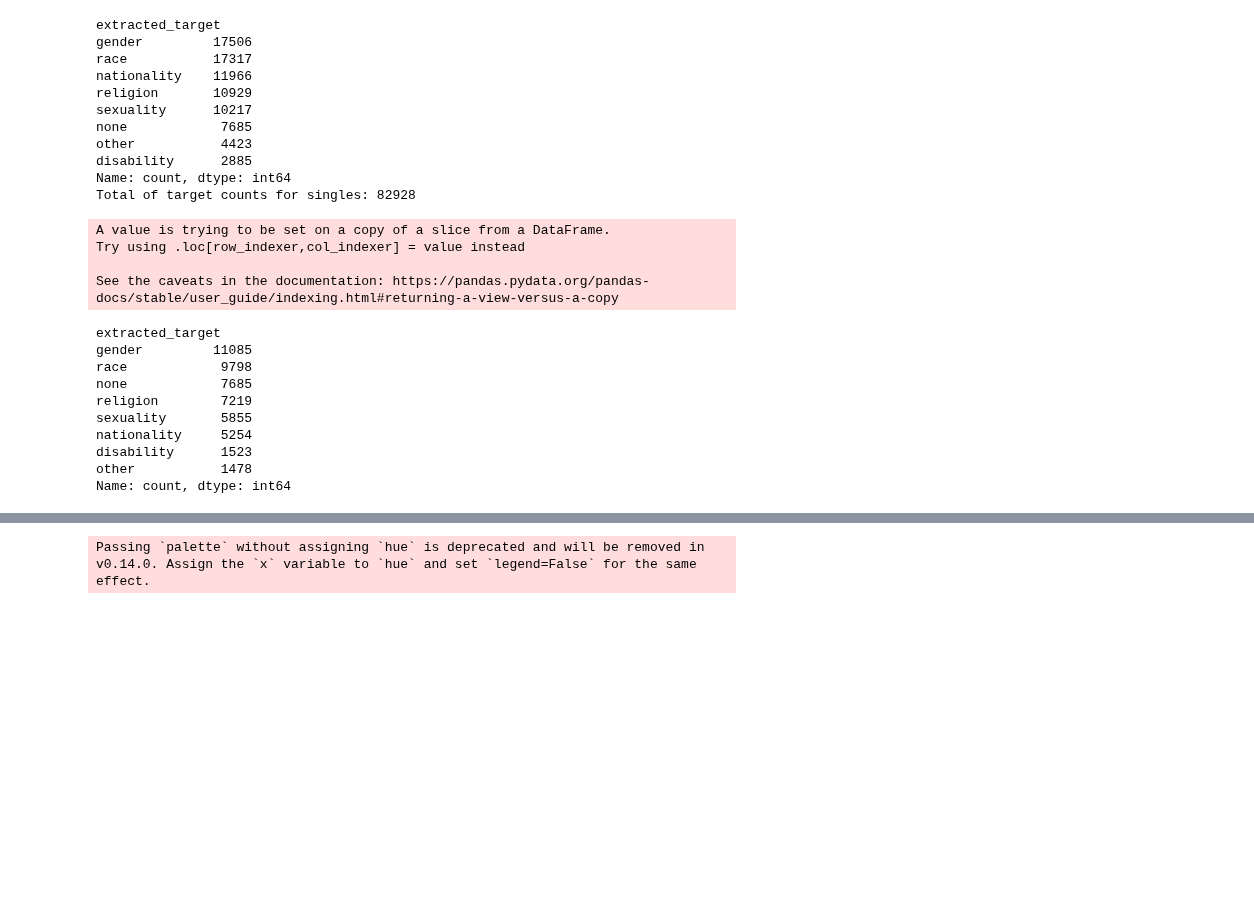
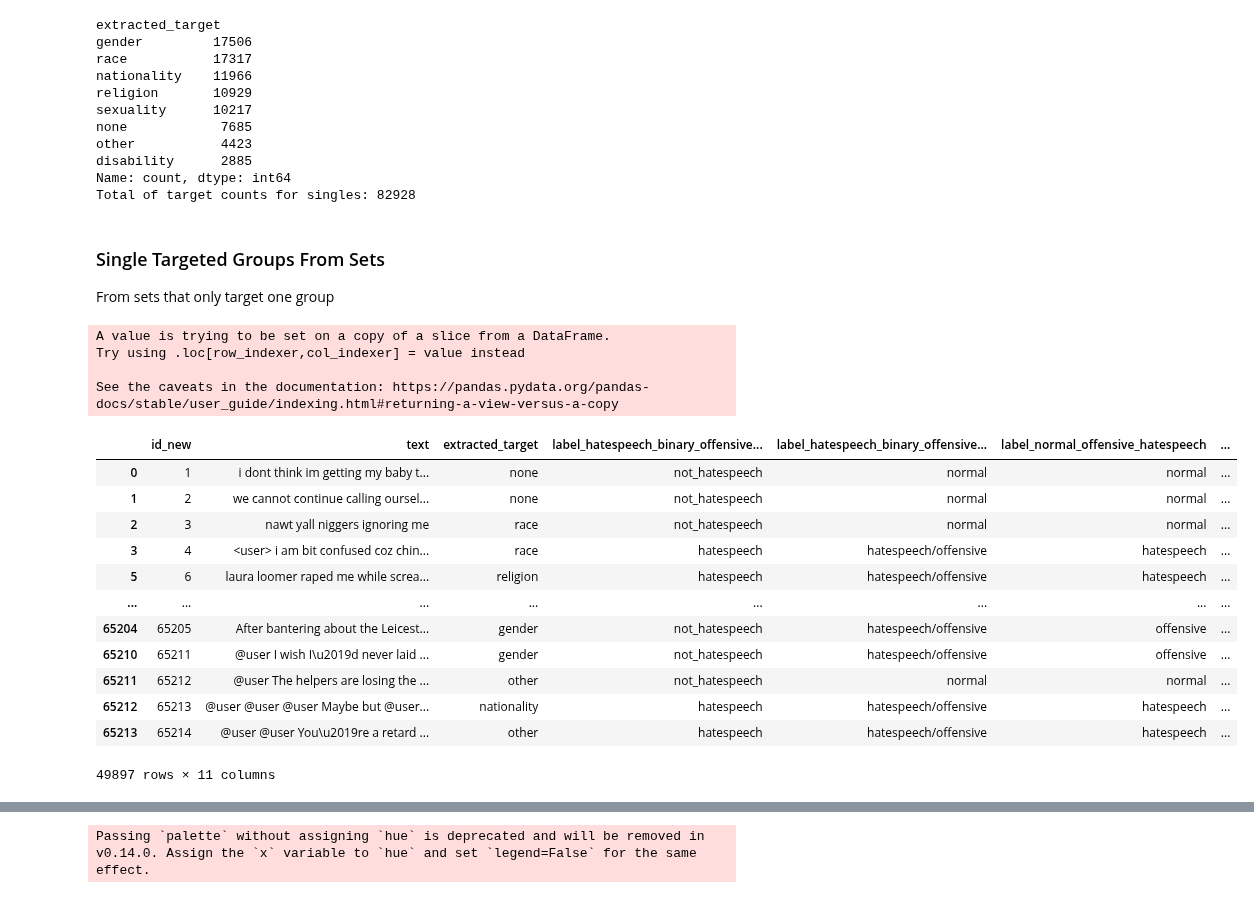
Before and after one commit to Takosaga/master_thesis, a Jupyter notebook: notebooks/7_exploring_dataset.ipynb, the cells around one changed output, grey strips where cells are left out. Drawn from its saved outputs; the diff is of its cells as text; code cells hidden in the pictures; blank space fills up the shorter version.

```diff
--- a/notebooks/7_exploring_dataset.ipynb
+++ b/notebooks/7_exploring_dataset.ipynb
@@ -163,6 +173,10 @@ other           4423
 disability      2885
 Name: count, dtype: int64
 Total of target counts for singles: 82928
+# %% [markdown]
+### Single Targeted Groups From Sets
+
+From sets that only target one group
 # %%
 # Filter rows where 'extracted_target' has only one element in the set
 single_target_df = annotated_and_targeted_hatespeech_df[
@@ -178,16 +192,19 @@ A value is trying to be set on a copy of a slice from a DataFrame.
 Try using .loc[row_indexer,col_indexer] = value instead
 
 See the caveats in the documentation: https://pandas.pydata.org/pandas-docs/stable/user_guide/indexing.html#returning-a-view-versus-a-copy
-# %%
-target_counts
-# %% [output]
-extracted_target
-gender         11085
-race            9798
-none            7685
-religion        7219
-sexuality       5855
-nationality     5254
-disability      1523
-other           1478
-Name: count, dtype: int64
+# %%
+single_target_df
+# %% [output]
+|  | id_new | text | extracted_target | label_hatespeech_binary_offensive... | label_hatespeech_binary_offensive... | label_normal_offensive_hatespeech | ... |
+| 0 | 1 | i dont think im getting my baby t... | none | not_hatespeech | normal | normal | ... |
+| 1 | 2 | we cannot continue calling oursel... | none | not_hatespeech | normal | normal | ... |
+| 2 | 3 | nawt yall niggers ignoring me | race | not_hatespeech | normal | normal | ... |
+| 3 | 4 | <user> i am bit confused coz chin... | race | hatespeech | hatespeech/offensive | hatespeech | ... |
+| 5 | 6 | laura loomer raped me while screa... | religion | hatespeech | hatespeech/offensive | hatespeech | ... |
+| ... | ... | ... | ... | ... | ... | ... | ... |
+| 65204 | 65205 | After bantering about the Leicest... | gender | not_hatespeech | hatespeech/offensive | offensive | ... |
+| 65210 | 65211 | @user I wish I\u2019d never laid ... | gender | not_hatespeech | hatespeech/offensive | offensive | ... |
+| 65211 | 65212 | @user The helpers are losing the ... | other | not_hatespeech | normal | normal | ... |
+| 65212 | 65213 | @user @user @user Maybe but @user... | nationality | hatespeech | hatespeech/offensive | hatespeech | ... |
+| 65213 | 65214 | @user @user You\u2019re a retard ... | other | hatespeech | hatespeech/offensive | hatespeech | ... |
+49897 rows × 11 columns
```
Also changed, not shown: parts of 4 cells of this notebook.
